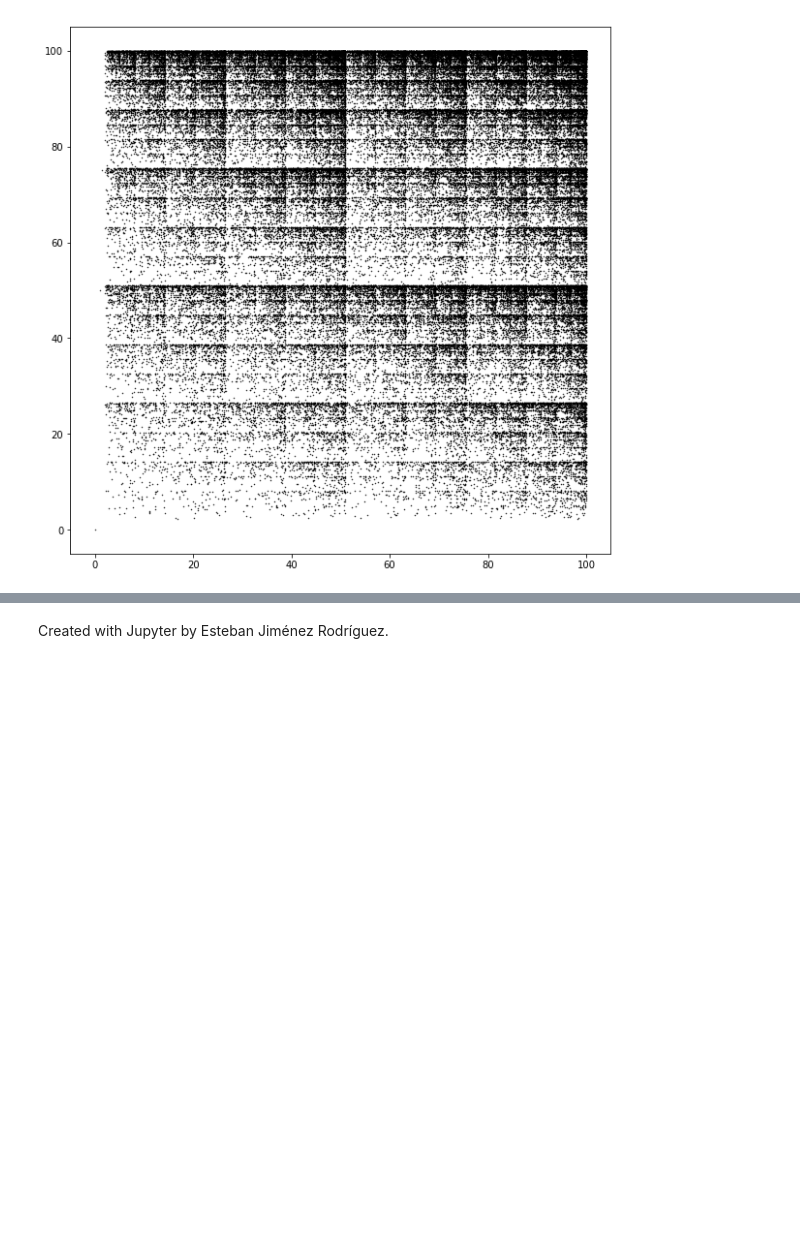
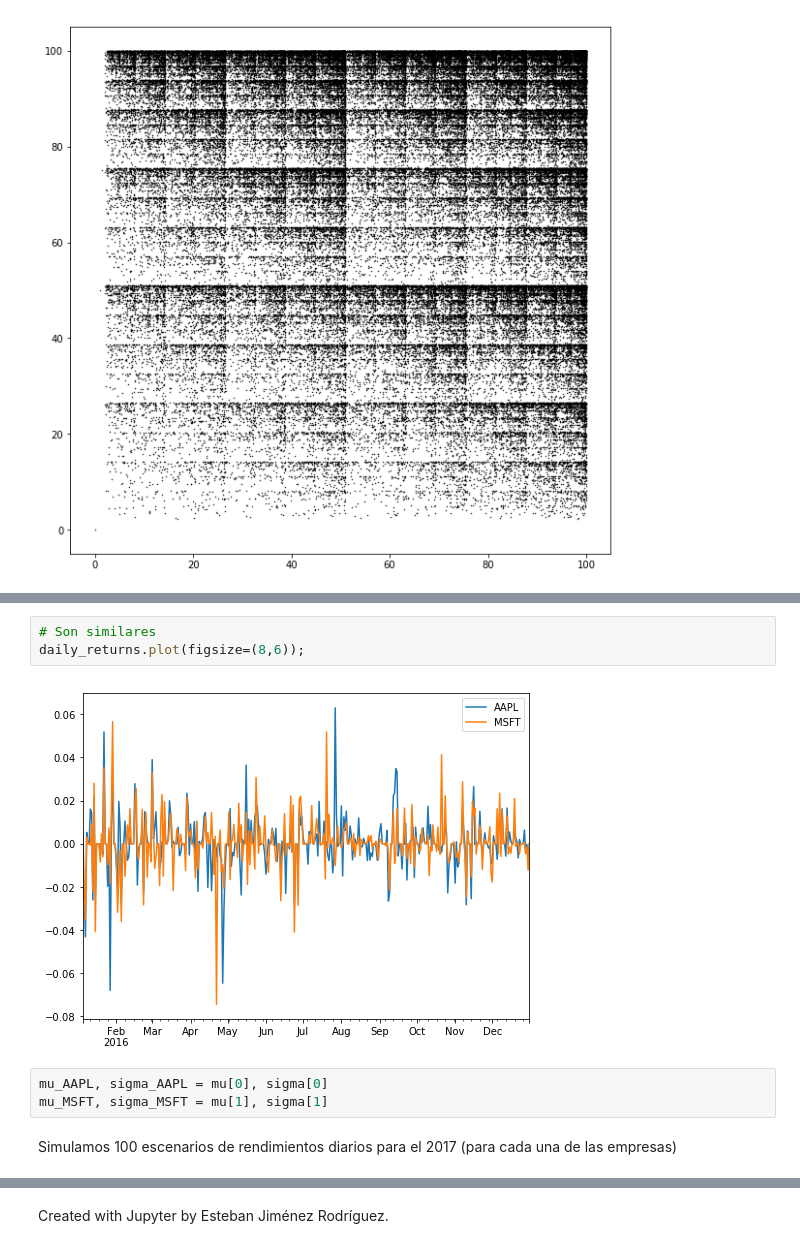
Before and after one commit to luzifi/Simulacion2017, a Jupyter notebook: Modulo2/Clase17_Repaso1(Mod.2).ipynb, the cells around one changed output, grey strips where cells are left out. Cells and saved outputs as stored; diff of their text form; blank space fills up the shorter version.

```diff
--- a/Modulo2/Clase17_Repaso1(Mod.2).ipynb
+++ b/Modulo2/Clase17_Repaso1(Mod.2).ipynb
@@ -201,0 +266,10 @@ plt.show()
+# %%
+# Son similares
+daily_returns.plot(figsize=(8,6));
+# %% [output]
+[figure, added]
+# %%
+mu_AAPL, sigma_AAPL = mu[0], sigma[0]
+mu_MSFT, sigma_MSFT = mu[1], sigma[1]
+# %% [markdown]
+Simulamos 100 escenarios de rendimientos diarios para el 2017 (para cada una de las empresas)
```
Also changed, not shown: parts of 26 cells of this notebook.
